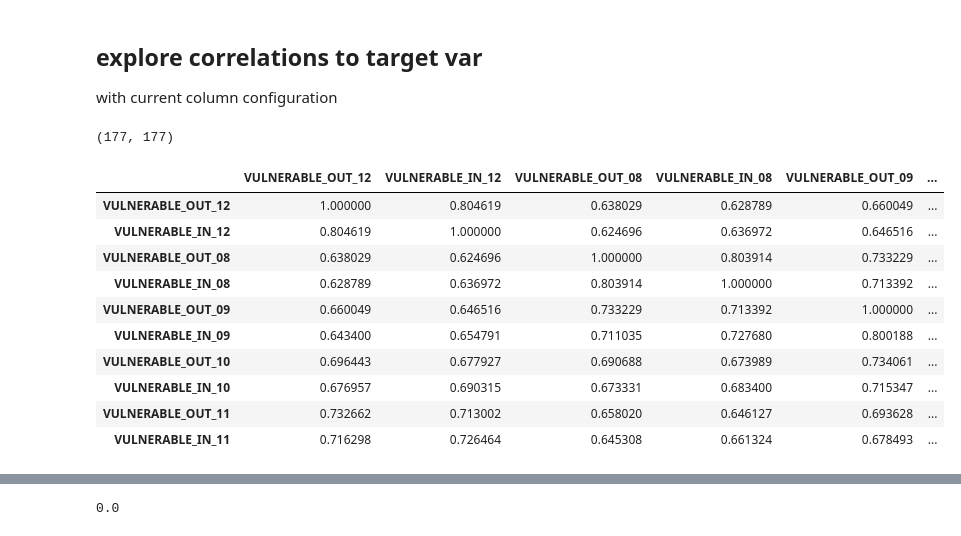
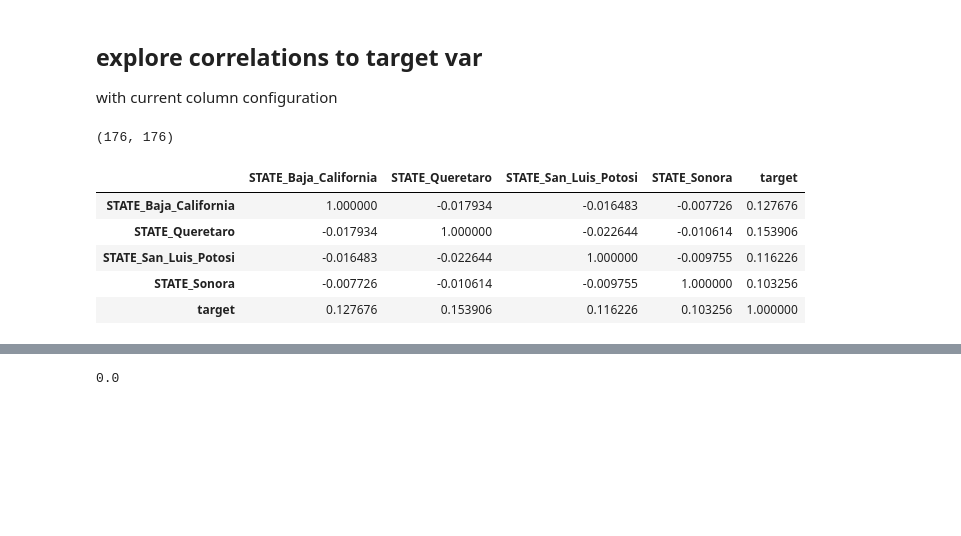
Before and after one commit to jdemonasterio/Tesis, a Jupyter notebook: mexico-scripts-ver2/mLTheory.ipynb, the cells around one changed output, grey strips where cells are left out. Drawn from its saved outputs; the diff is of its cells as text; code cells hidden in the pictures; blank space fills up the shorter version.

Commit message:
add 5th case to data and do decisiion tree overfittting"

```diff
--- a/mexico-scripts-ver2/mLTheory.ipynb
+++ b/mexico-scripts-ver2/mLTheory.ipynb
@@ -279,7 +279,7 @@ exclude_cols
 
 define them with a set of different possible cases/problems to solve
 # %%
-case = 3
+case = 5
 
 ## people that used to live in the endemic area
 if case ==0:
@@ -340,6 +340,32 @@ if case == 4:
     for col in add_exclusion_cols:
         if not col in exclude_cols:
             exclude_cols+=[col]
+
+## people from the Mexico or DF states
+if case == 4:
+    case_text = "people from the Mexico or DF states"
+    Y = (data['STATE'] == 'Distrito_Federal') | (data['STATE'] == 'Mexico')
+    Y_val = (val_set['STATE'] == 'Distrito_Federal') | (val_set['STATE'] == 'Mexico')
+
+    add_exclusion_cols = ['EPIDEMIC','STATE']
+
+    for col in add_exclusion_cols:
+        if not col in exclude_cols:
+            exclude_cols+=[col]
+
+## people with a HIGH present mobility (>1000 after looking at percentiles of the MOBILITY_DIAMTER)
+if case == 5:
+    val = 1000
+    case_text = "people with a high mobility during present time (values > {} )".format(val)
+    Y = (data['MOBILITY_DIAMETER'] > val)
+    Y_val = (val_set['MOBILITY_DIAMETER'] > val)
+
+    add_exclusion_cols = ['MOBILITY_DIAMETER_WEEKNIGHT',
+                          'MOBILITY_DIAMETER']
+
+    for col in add_exclusion_cols:
+        if not col in exclude_cols:
+            exclude_cols+=[col]
 # %%
 if graphlab_frame: iterable=data.column_names()
 else: iterable=data.columns
@@ -454,25 +481,20 @@ corr[target_col] = Y
 corr = corr.corr()
 corr.shape
 # %% [output]
-(177, 177)
+(176, 176)
 # %%
-view = corr.query('target>0.3')
+view = corr.query('target>0.1')
 # show only those columns which
 corr_columns = view.index.values
 
 view[corr_columns].head(10)
 # %% [output]
-|  | VULNERABLE_OUT_12 | VULNERABLE_IN_12 | VULNERABLE_OUT_08 | VULNERABLE_IN_08 | VULNERABLE_OUT_09 | ... |
-| VULNERABLE_OUT_12 | 1.000000 | 0.804619 | 0.638029 | 0.628789 | 0.660049 | ... |
-| VULNERABLE_IN_12 | 0.804619 | 1.000000 | 0.624696 | 0.636972 | 0.646516 | ... |
-| VULNERABLE_OUT_08 | 0.638029 | 0.624696 | 1.000000 | 0.803914 | 0.733229 | ... |
-| VULNERABLE_IN_08 | 0.628789 | 0.636972 | 0.803914 | 1.000000 | 0.713392 | ... |
-| VULNERABLE_OUT_09 | 0.660049 | 0.646516 | 0.733229 | 0.713392 | 1.000000 | ... |
-| VULNERABLE_IN_09 | 0.643400 | 0.654791 | 0.711035 | 0.727680 | 0.800188 | ... |
-| VULNERABLE_OUT_10 | 0.696443 | 0.677927 | 0.690688 | 0.673989 | 0.734061 | ... |
-| VULNERABLE_IN_10 | 0.676957 | 0.690315 | 0.673331 | 0.683400 | 0.715347 | ... |
-| VULNERABLE_OUT_11 | 0.732662 | 0.713002 | 0.658020 | 0.646127 | 0.693628 | ... |
-| VULNERABLE_IN_11 | 0.716298 | 0.726464 | 0.645308 | 0.661324 | 0.678493 | ... |
+|  | STATE_Baja_California | STATE_Queretaro | STATE_San_Luis_Potosi | STATE_Sonora | target |
+| STATE_Baja_California | 1.000000 | -0.017934 | -0.016483 | -0.007726 | 0.127676 |
+| STATE_Queretaro | -0.017934 | 1.000000 | -0.022644 | -0.010614 | 0.153906 |
+| STATE_San_Luis_Potosi | -0.016483 | -0.022644 | 1.000000 | -0.009755 | 0.116226 |
+| STATE_Sonora | -0.007726 | -0.010614 | -0.009755 | 1.000000 | 0.103256 |
+| target | 0.127676 | 0.153906 | 0.116226 | 0.103256 | 1.000000 |
 # %%
 ## show correlation between state and target
 
```
Also changed, not shown: parts of 30 cells of this notebook.
